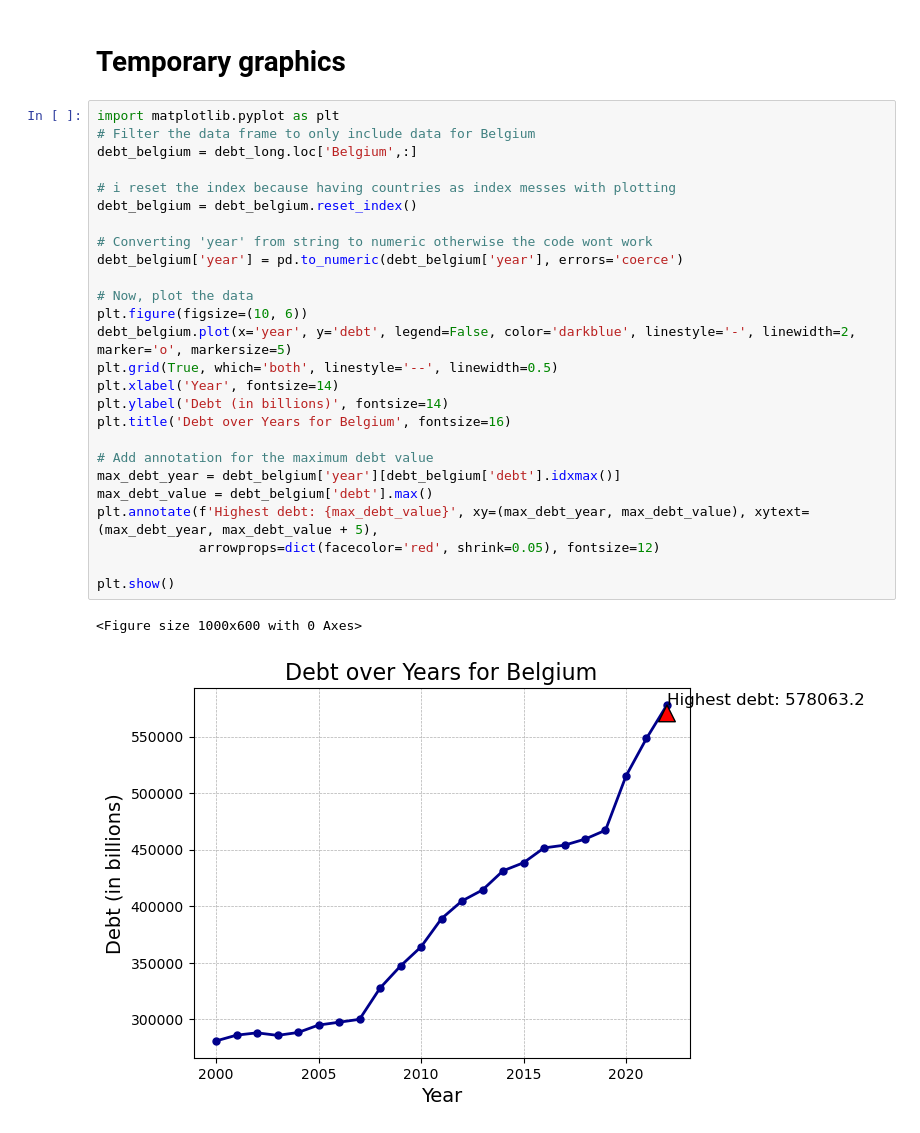
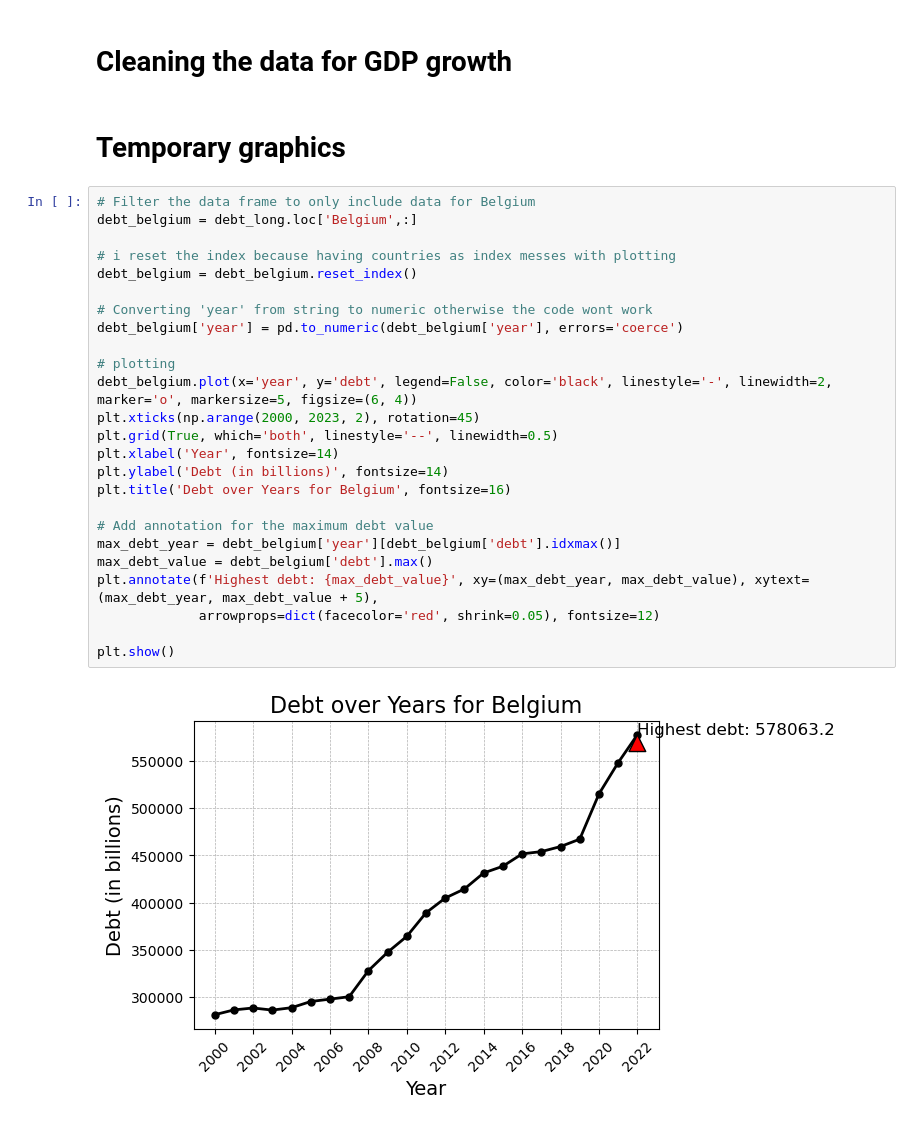
Before and after one commit to NumEconCopenhagen/projects-2024-darja-christian, a Jupyter notebook: dataproject/Christian_Work.ipynb, the cells around one changed output. Drawn from its saved outputs; the diff is of its cells as text.

```diff
--- a/dataproject/Christian_Work.ipynb
+++ b/dataproject/Christian_Work.ipynb
@@ -29,34 +34,34 @@ debt_long.head(5)
 | Cyprus | 2000 | 6024.5 |
 | Denmark | 2000 | 93084.0 |
 | Estonia | 2000 | 315.6 |
+# %% [markdown]
+# Cleaning the data for GDP growth
 # %% [markdown]
 # Temporary graphics
 # %%
-import matplotlib.pyplot as plt
 # Filter the data frame to only include data for Belgium
 debt_belgium = debt_long.loc['Belgium',:]
 
 # i reset the index because having countries as index messes with plotting
 debt_belgium = debt_belgium.reset_index()
 
 # Converting 'year' from string to numeric otherwise the code wont work
 debt_belgium['year'] = pd.to_numeric(debt_belgium['year'], errors='coerce')
 
-# Now, plot the data
-plt.figure(figsize=(10, 6))
-debt_belgium.plot(x='year', y='debt', legend=False, color='darkblue', linestyle='-', linewidth=2, marker='o', markersize=5)
+# plotting
+debt_belgium.plot(x='year', y='debt', legend=False, color='black', linestyle='-', linewidth=2, marker='o', markersize=5, figsize=(6, 4))
+plt.xticks(np.arange(2000, 2023, 2), rotation=45)
 plt.grid(True, which='both', linestyle='--', linewidth=0.5)
 plt.xlabel('Year', fontsize=14)
 plt.ylabel('Debt (in billions)', fontsize=14)
 plt.title('Debt over Years for Belgium', fontsize=16)
 
 # Add annotation for the maximum debt value
 max_debt_year = debt_belgium['year'][debt_belgium['debt'].idxmax()]
 max_debt_value = debt_belgium['debt'].max()
 plt.annotate(f'Highest debt: {max_debt_value}', xy=(max_debt_year, max_debt_value), xytext=(max_debt_year, max_debt_value + 5),
              arrowprops=dict(facecolor='red', shrink=0.05), fontsize=12)
 
 plt.show()
 # %% [output]
-<Figure size 1000x600 with 0 Axes>
-[figure, old version]
+[figure, new version]
```
Also changed, not shown: parts of 4 cells of this notebook.
